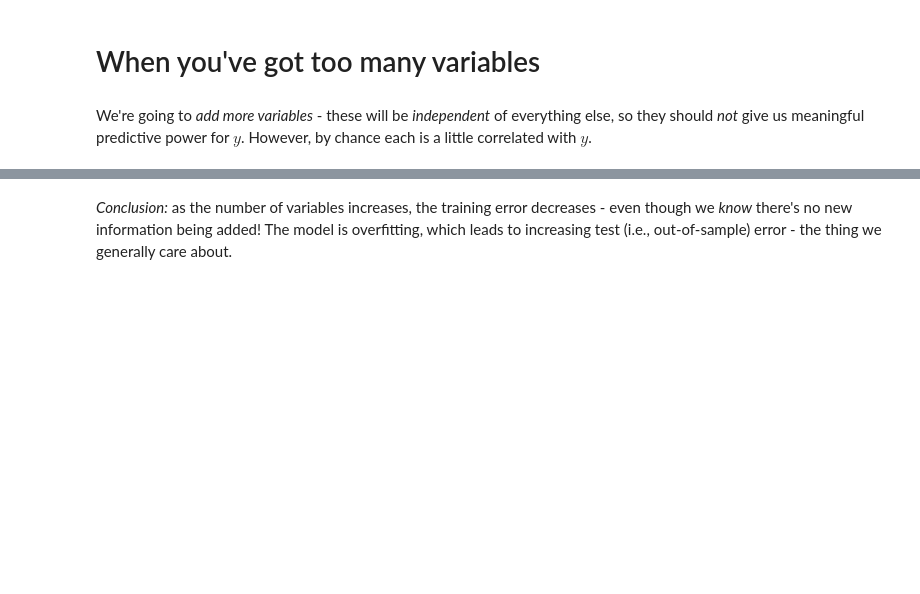
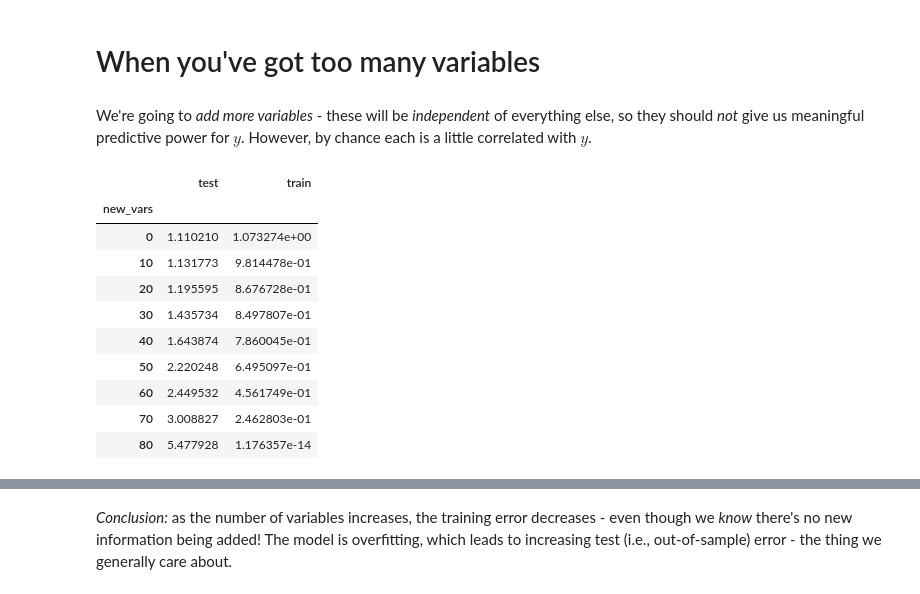
Before and after one commit to UOdsci/dsci345, a Jupyter notebook: class_material/slides/Regularization.ipynb, the cells around one changed output, grey strips where cells are left out. Saved outputs shown, nothing was run; the diff lists cells and outputs as text; code cells hidden in the pictures; blank space fills up the shorter version.

```diff
--- a/class_material/slides/Regularization.ipynb
+++ b/class_material/slides/Regularization.ipynb
@@ -192,3 +193,17 @@ for new_vars in np.linspace(0, 80, 9):
     xval = kfold(5, X, y, lm())
     xval["new_vars"] = int(new_vars)
     crossval = pd.concat([crossval, xval])
+# %%
+crossval.groupby("new_vars").agg("mean")
+# %% [output]
+|  | test | train |
+| new_vars |  |  |
+| 0 | 1.110210 | 1.073274e+00 |
+| 10 | 1.131773 | 9.814478e-01 |
+| 20 | 1.195595 | 8.676728e-01 |
+| 30 | 1.435734 | 8.497807e-01 |
+| 40 | 1.643874 | 7.860045e-01 |
+| 50 | 2.220248 | 6.495097e-01 |
+| 60 | 2.449532 | 4.561749e-01 |
+| 70 | 3.008827 | 2.462803e-01 |
+| 80 | 5.477928 | 1.176357e-14 |
```
Also changed, not shown: parts of 10 cells of this notebook, 5 other files.
